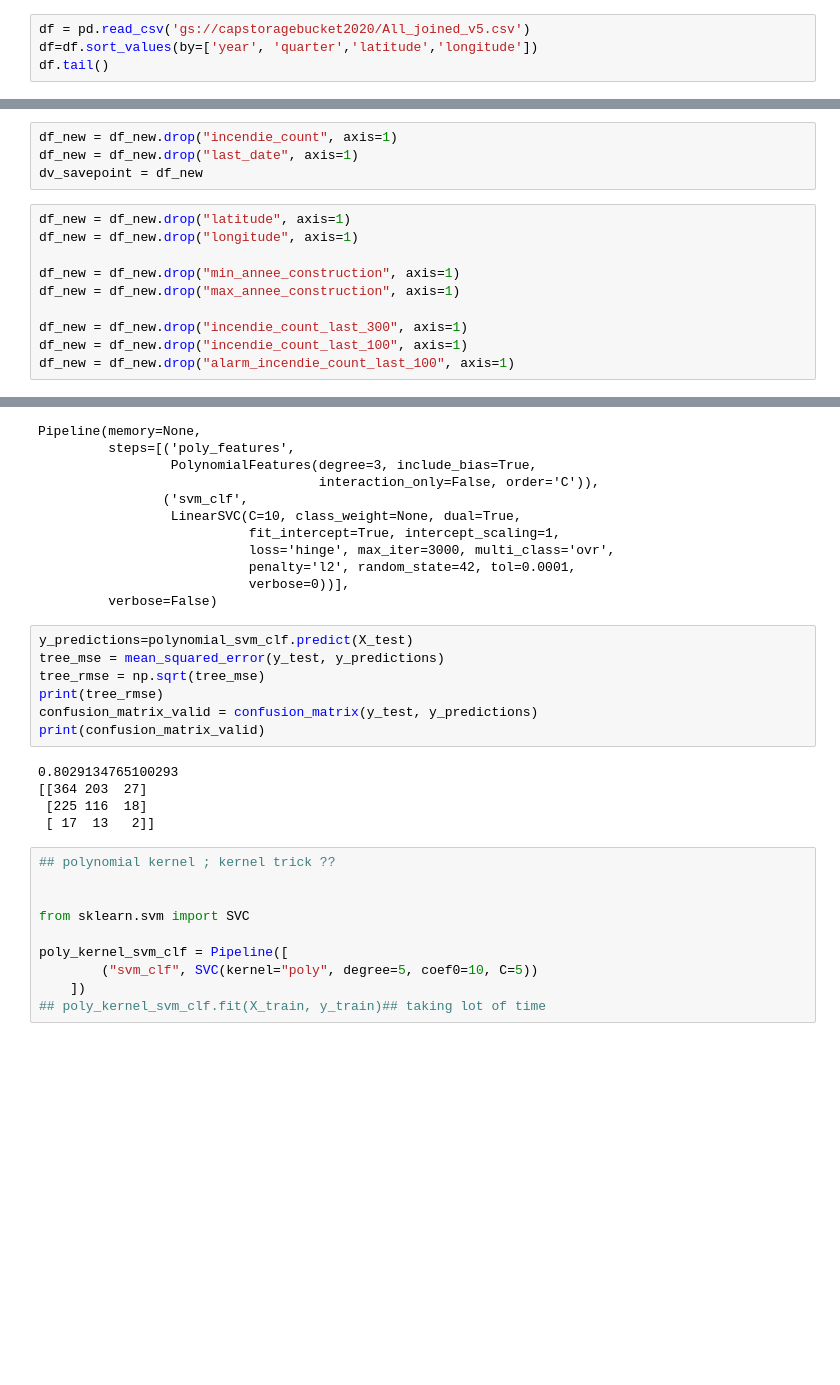
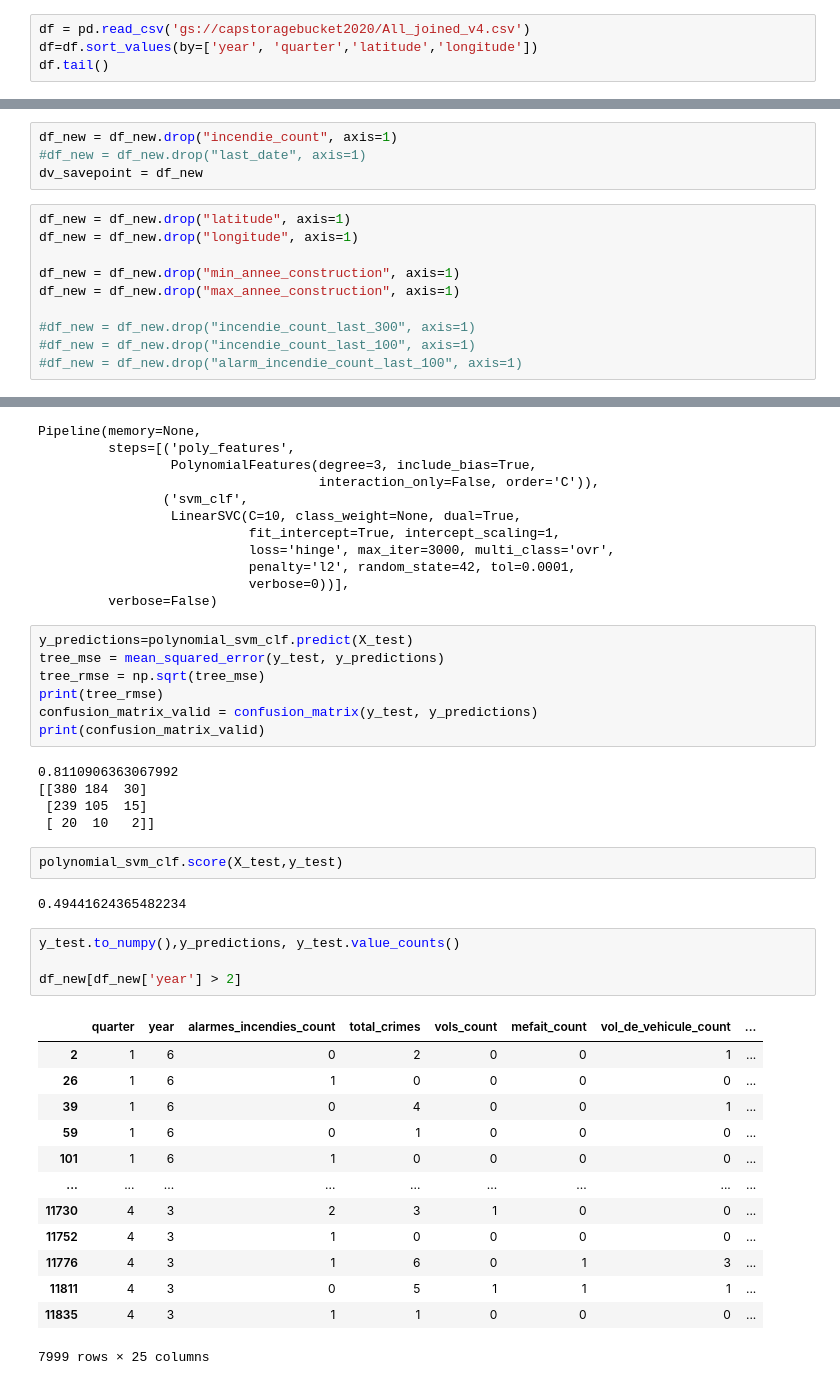
Before and after one commit to ayanand/CapstoneML, a Jupyter notebook: polynomial_kernel_SVM_analysiscap3.ipynb, the cells around one changed output, grey strips where cells are left out. Drawn from its saved outputs; the diff is of its cells as text; blank space fills up the shorter version.

```diff
--- a/polynomial_kernel_SVM_analysiscap3.ipynb
+++ b/polynomial_kernel_SVM_analysiscap3.ipynb
@@ -39,7 +39,7 @@ from sklearn.model_selection import KFold
 from sklearn.model_selection import cross_val_score
 from xgboost import XGBClassifier
 # %%
-df = pd.read_csv('gs://capstoragebucket2020/All_joined_v5.csv')
+df = pd.read_csv('gs://capstoragebucket2020/All_joined_v4.csv')
 df=df.sort_values(by=['year', 'quarter','latitude','longitude'])
 df.tail()
 # %% [output]
@@ -118,7 +118,7 @@ df_new.tail(10)
 | 11819 | 45.70 | -73.49 | 4 | 1 | 0 | 0 | 1 | 0 | ... |
 # %%
 df_new = df_new.drop("incendie_count", axis=1)
-df_new = df_new.drop("last_date", axis=1)
+#df_new = df_new.drop("last_date", axis=1)
 dv_savepoint = df_new
 # %%
 df_new = df_new.drop("latitude", axis=1)
@@ -127,9 +127,9 @@ df_new = df_new.drop("longitude", axis=1)
 df_new = df_new.drop("min_annee_construction", axis=1)
 df_new = df_new.drop("max_annee_construction", axis=1)
 
-df_new = df_new.drop("incendie_count_last_300", axis=1)
-df_new = df_new.drop("incendie_count_last_100", axis=1)
-df_new = df_new.drop("alarm_incendie_count_last_100", axis=1)
+#df_new = df_new.drop("incendie_count_last_300", axis=1)
+#df_new = df_new.drop("incendie_count_last_100", axis=1)
+#df_new = df_new.drop("alarm_incendie_count_last_100", axis=1)
 # %%
 y= df_new["fire"].copy()
 X=df_new.drop("fire", axis=1)
@@ -234,20 +248,32 @@ print(tree_rmse)
 confusion_matrix_valid = confusion_matrix(y_test, y_predictions)
 print(confusion_matrix_valid)
 # %% [output]
-0.8029134765100293
-[[364 203  27]
- [225 116  18]
- [ 17  13   2]]
+0.8110906363067992
+[[380 184  30]
+ [239 105  15]
+ [ 20  10   2]]
-# %%
-## polynomial kernel ; kernel trick ??
-
-
-from sklearn.svm import SVC
-
-poly_kernel_svm_clf = Pipeline([
-        ("svm_clf", SVC(kernel="poly", degree=5, coef0=10, C=5))
-    ])
-## poly_kernel_svm_clf.fit(X_train, y_train)## taking lot of time
+# %%
+polynomial_svm_clf.score(X_test,y_test)
+# %% [output]
+0.49441624365482234
+# %%
+y_test.to_numpy(),y_predictions, y_test.value_counts()
+
+df_new[df_new['year'] > 2]
+# %% [output]
+|  | quarter | year | alarmes_incendies_count | total_crimes | vols_count | mefait_count | vol_de_vehicule_count | ... |
+| 2 | 1 | 6 | 0 | 2 | 0 | 0 | 1 | ... |
+| 26 | 1 | 6 | 1 | 0 | 0 | 0 | 0 | ... |
+| 39 | 1 | 6 | 0 | 4 | 0 | 0 | 1 | ... |
+| 59 | 1 | 6 | 0 | 1 | 0 | 0 | 0 | ... |
+| 101 | 1 | 6 | 1 | 0 | 0 | 0 | 0 | ... |
+| ... | ... | ... | ... | ... | ... | ... | ... | ... |
+| 11730 | 4 | 3 | 2 | 3 | 1 | 0 | 0 | ... |
+| 11752 | 4 | 3 | 1 | 0 | 0 | 0 | 0 | ... |
+| 11776 | 4 | 3 | 1 | 6 | 0 | 1 | 3 | ... |
+| 11811 | 4 | 3 | 0 | 5 | 1 | 1 | 1 | ... |
+| 11835 | 4 | 3 | 1 | 1 | 0 | 0 | 0 | ... |
+7999 rows × 25 columns
 # %%
 
 from sklearn.tree import DecisionTreeClassifier
```
Also changed, not shown: parts of 5 cells of this notebook.
